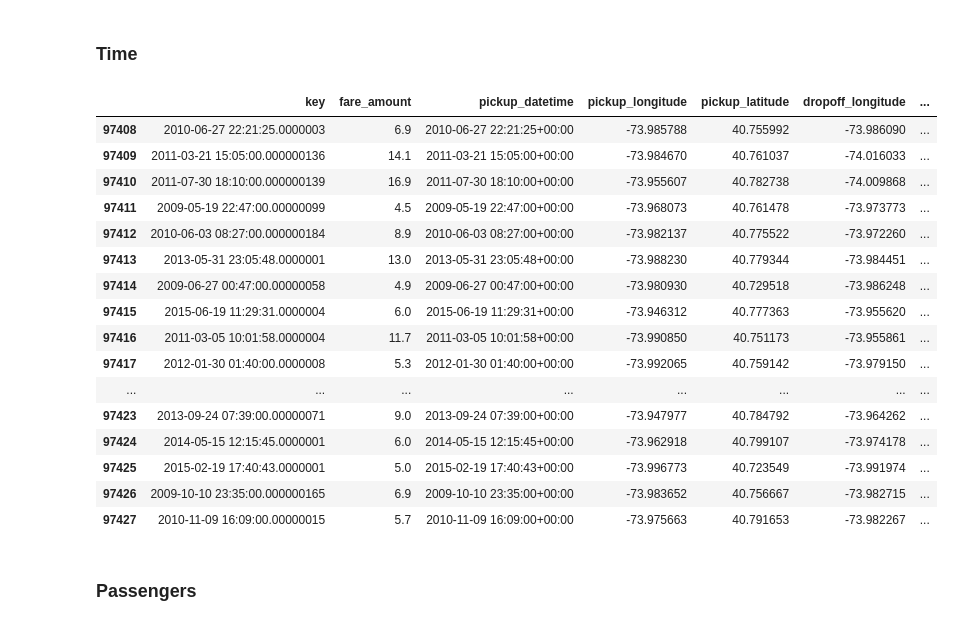
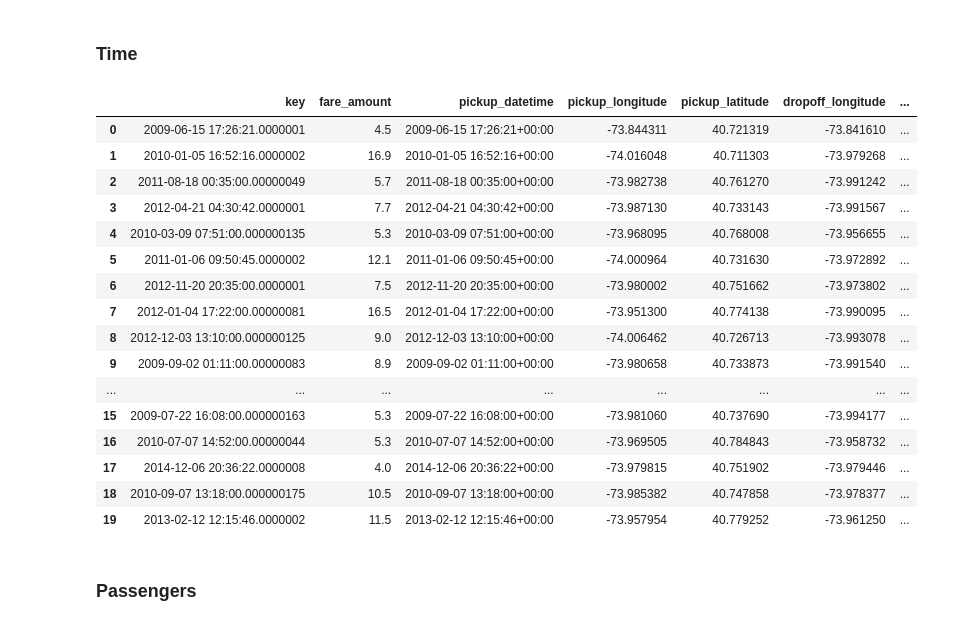
Before and after one commit to ahealion1/Data-Science-Projects, a Jupyter notebook: TaxiFarePrediction/taxi-fare-prediction.ipynb, the cells around one changed output. Saved outputs shown, nothing was run; the diff lists cells and outputs as text; code cells hidden in the pictures.

```diff
--- a/TaxiFarePrediction/taxi-fare-prediction.ipynb
+++ b/TaxiFarePrediction/taxi-fare-prediction.ipynb
@@ -219,0 +228,2 @@ taxi.describe()
+# %%
+taxi = taxi.loc[~((taxi['pickup_longitude'] == taxi['dropoff_longitude']) | (taxi['pickup_latitude'] == taxi['dropoff_latitude']))]
@@ -275,6 +291,17 @@ memory usage: 5.9+ MB
 ## Feature Engineering
 # %% [markdown]
 ### Distance
-# %%
-taxi['distance_km'] = taxi.apply(lambda r:distance.distance((r['pickup_latitude'], r['pickup_longitude']),(r['dropoff_latitude'], r['dropoff_longitude'])).km, axis=1)
+# %%
+def haversine(lat1, lon1, lat2, lon2):
+    lat1, lon1, lat2, lon2 = map(np.radians, [lat1, lon1, lat2, lon2])
+    dlat = lat2 - lat1
+    dlon = lon2 - lon1
+
+    a = np.sin(dlat/2.0)**2 + np.cos(lat1) * np.cos(lat2) * np.sin(dlon/2.0)**2
+    c = 2 * np.arcsin(np.sqrt(a))
+
+    km = 6371 * c
+    return km
+
+taxi['distance_km'] = haversine(taxi['pickup_latitude'], taxi['pickup_longitude'], taxi['dropoff_latitude'], taxi['dropoff_longitude'])
 # %%
@@ -289,33 +326,33 @@ taxi.head()
 # %% [markdown]
 ### Time
 # %%
-taxi['pickup_hr'] = taxi.apply(lambda r: r['pickup_datetime'].hour, axis=1)
-taxi['pickup_dayofweek'] = taxi.apply(lambda r: r['pickup_datetime'].dayofweek, axis=1)
+taxi['pickup_hr'] = taxi['pickup_datetime'].dt.hour
+taxi['pickup_dayofweek'] = taxi['pickup_datetime'].dt.dayofweek
 taxi['pickup_dayofweek'].replace({0:'Mon', 1:'Tue', 2:'Wed', 3:'Thu', 4:'Fri', 5:'Sat', 6:'Sun', }, inplace=True)
-taxi['pickup_month'] = taxi.apply(lambda r: r['pickup_datetime'].month, axis=1)
-taxi['pickup_year'] = taxi.apply(lambda r: r['pickup_datetime'].year, axis=1)
+taxi['pickup_month'] = taxi['pickup_datetime'].dt.month
+taxi['pickup_year'] = taxi['pickup_datetime'].dt.year
 
-taxi['pickup_nighttime'] = taxi.apply(lambda r: r['pickup_hr'] in [20, 21, 22, 23, 0, 1, 2, 3, 4, 5], axis=1)
+taxi['pickup_nighttime'] = (taxi['pickup_hr'] >= 20) | (taxi['pickup_hr'] <= 5)
 # %%
-taxi.tail(20)
+taxi.head(20)
 # %% [output]
 |  | key | fare_amount | pickup_datetime | pickup_longitude | pickup_latitude | dropoff_longitude | ... |
-| 97408 | 2010-06-27 22:21:25.0000003 | 6.9 | 2010-06-27 22:21:25+00:00 | -73.985788 | 40.755992 | -73.986090 | ... |
-| 97409 | 2011-03-21 15:05:00.000000136 | 14.1 | 2011-03-21 15:05:00+00:00 | -73.984670 | 40.761037 | -74.016033 | ... |
-| 97410 | 2011-07-30 18:10:00.000000139 | 16.9 | 2011-07-30 18:10:00+00:00 | -73.955607 | 40.782738 | -74.009868 | ... |
-| 97411 | 2009-05-19 22:47:00.00000099 | 4.5 | 2009-05-19 22:47:00+00:00 | -73.968073 | 40.761478 | -73.973773 | ... |
-| 97412 | 2010-06-03 08:27:00.000000184 | 8.9 | 2010-06-03 08:27:00+00:00 | -73.982137 | 40.775522 | -73.972260 | ... |
-| 97413 | 2013-05-31 23:05:48.0000001 | 13.0 | 2013-05-31 23:05:48+00:00 | -73.988230 | 40.779344 | -73.984451 | ... |
-| 97414 | 2009-06-27 00:47:00.00000058 | 4.9 | 2009-06-27 00:47:00+00:00 | -73.980930 | 40.729518 | -73.986248 | ... |
-| 97415 | 2015-06-19 11:29:31.0000004 | 6.0 | 2015-06-19 11:29:31+00:00 | -73.946312 | 40.777363 | -73.955620 | ... |
-| 97416 | 2011-03-05 10:01:58.0000004 | 11.7 | 2011-03-05 10:01:58+00:00 | -73.990850 | 40.751173 | -73.955861 | ... |
-| 97417 | 2012-01-30 01:40:00.0000008 | 5.3 | 2012-01-30 01:40:00+00:00 | -73.992065 | 40.759142 | -73.979150 | ... |
+| 0 | 2009-06-15 17:26:21.0000001 | 4.5 | 2009-06-15 17:26:21+00:00 | -73.844311 | 40.721319 | -73.841610 | ... |
+| 1 | 2010-01-05 16:52:16.0000002 | 16.9 | 2010-01-05 16:52:16+00:00 | -74.016048 | 40.711303 | -73.979268 | ... |
+| 2 | 2011-08-18 00:35:00.00000049 | 5.7 | 2011-08-18 00:35:00+00:00 | -73.982738 | 40.761270 | -73.991242 | ... |
+| 3 | 2012-04-21 04:30:42.0000001 | 7.7 | 2012-04-21 04:30:42+00:00 | -73.987130 | 40.733143 | -73.991567 | ... |
+| 4 | 2010-03-09 07:51:00.000000135 | 5.3 | 2010-03-09 07:51:00+00:00 | -73.968095 | 40.768008 | -73.956655 | ... |
+| 5 | 2011-01-06 09:50:45.0000002 | 12.1 | 2011-01-06 09:50:45+00:00 | -74.000964 | 40.731630 | -73.972892 | ... |
+| 6 | 2012-11-20 20:35:00.0000001 | 7.5 | 2012-11-20 20:35:00+00:00 | -73.980002 | 40.751662 | -73.973802 | ... |
+| 7 | 2012-01-04 17:22:00.00000081 | 16.5 | 2012-01-04 17:22:00+00:00 | -73.951300 | 40.774138 | -73.990095 | ... |
+| 8 | 2012-12-03 13:10:00.000000125 | 9.0 | 2012-12-03 13:10:00+00:00 | -74.006462 | 40.726713 | -73.993078 | ... |
+| 9 | 2009-09-02 01:11:00.00000083 | 8.9 | 2009-09-02 01:11:00+00:00 | -73.980658 | 40.733873 | -73.991540 | ... |
 | ... | ... | ... | ... | ... | ... | ... | ... |
-| 97423 | 2013-09-24 07:39:00.00000071 | 9.0 | 2013-09-24 07:39:00+00:00 | -73.947977 | 40.784792 | -73.964262 | ... |
-| 97424 | 2014-05-15 12:15:45.0000001 | 6.0 | 2014-05-15 12:15:45+00:00 | -73.962918 | 40.799107 | -73.974178 | ... |
-| 97425 | 2015-02-19 17:40:43.0000001 | 5.0 | 2015-02-19 17:40:43+00:00 | -73.996773 | 40.723549 | -73.991974 | ... |
-| 97426 | 2009-10-10 23:35:00.000000165 | 6.9 | 2009-10-10 23:35:00+00:00 | -73.983652 | 40.756667 | -73.982715 | ... |
-| 97427 | 2010-11-09 16:09:00.00000015 | 5.7 | 2010-11-09 16:09:00+00:00 | -73.975663 | 40.791653 | -73.982267 | ... |
+| 15 | 2009-07-22 16:08:00.000000163 | 5.3 | 2009-07-22 16:08:00+00:00 | -73.981060 | 40.737690 | -73.994177 | ... |
+| 16 | 2010-07-07 14:52:00.00000044 | 5.3 | 2010-07-07 14:52:00+00:00 | -73.969505 | 40.784843 | -73.958732 | ... |
+| 17 | 2014-12-06 20:36:22.0000008 | 4.0 | 2014-12-06 20:36:22+00:00 | -73.979815 | 40.751902 | -73.979446 | ... |
+| 18 | 2010-09-07 13:18:00.000000175 | 10.5 | 2010-09-07 13:18:00+00:00 | -73.985382 | 40.747858 | -73.978377 | ... |
+| 19 | 2013-02-12 12:15:46.0000002 | 11.5 | 2013-02-12 12:15:46+00:00 | -73.957954 | 40.779252 | -73.961250 | ... |
 # %% [markdown]
 ### Passengers
 # %%
```
Also changed, not shown: parts of 34 cells of this notebook.
